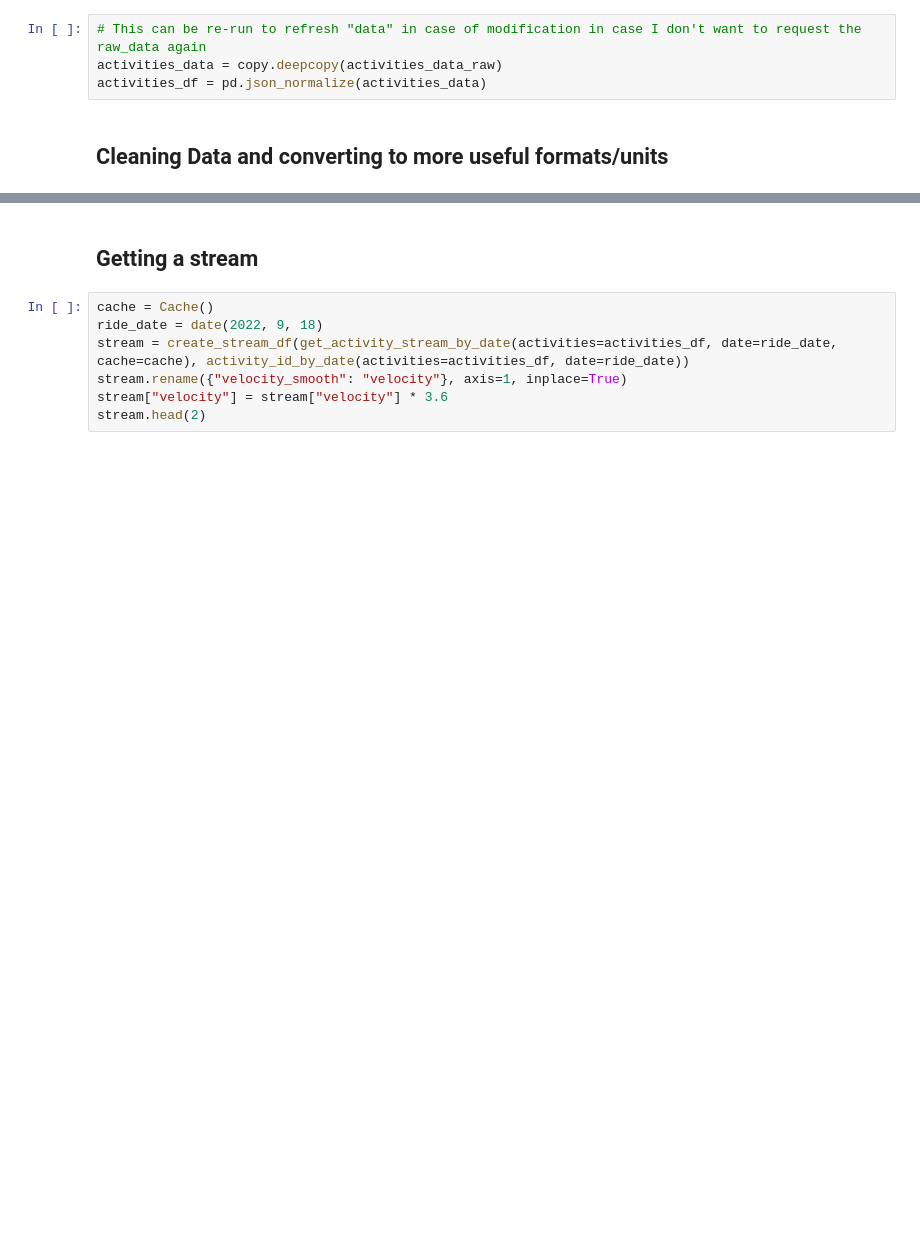
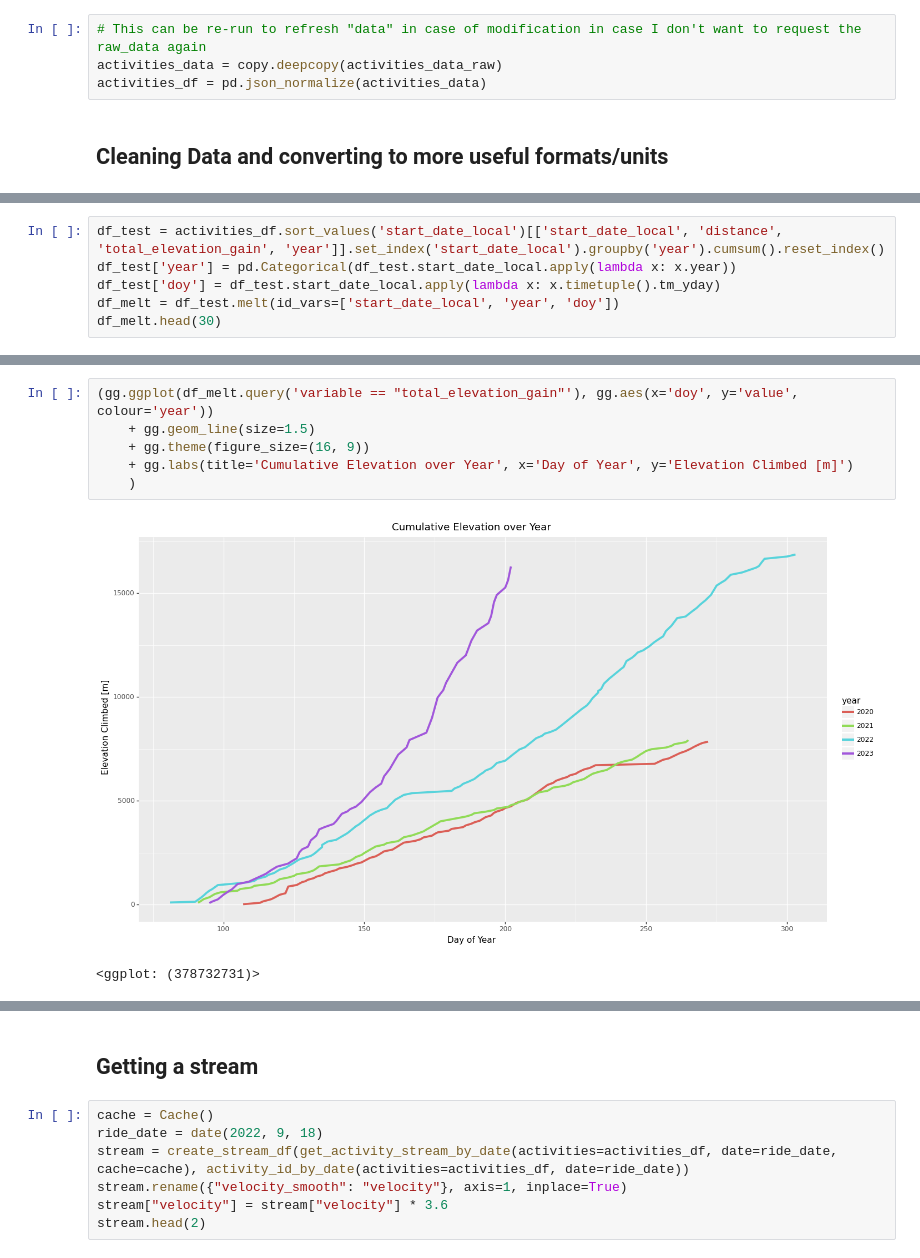
Before and after one commit to NWNHT/StravaPlotting, a Jupyter notebook: src/display_strava.ipynb, the cells around one changed output, grey strips where cells are left out. Cells and saved outputs as stored; diff of their text form; blank space fills up the shorter version.

Commit message:
A couple extra plots in display_strava

```diff
--- a/src/display_strava.ipynb
+++ b/src/display_strava.ipynb
@@ -78 +79,7 @@ activities_df.head(2)
 2 rows × 23 columns
+# %%
+df_test = activities_df.sort_values('start_date_local')[['start_date_local', 'distance', 'total_elevation_gain', 'year']].set_index('start_date_local').groupby('year').cumsum().reset_index()
+df_test['year'] = pd.Categorical(df_test.start_date_local.apply(lambda x: x.year))
+df_test['doy'] = df_test.start_date_local.apply(lambda x: x.timetuple().tm_yday)
+df_melt = df_test.melt(id_vars=['start_date_local', 'year', 'doy'])
+df_melt.head(30)
@@ -78,0 +104,9 @@ activities_df.head(2)
+# %%
+(gg.ggplot(df_melt.query('variable == "total_elevation_gain"'), gg.aes(x='doy', y='value', colour='year'))
+    + gg.geom_line(size=1.5)
+    + gg.theme(figure_size=(16, 9))
+    + gg.labs(title='Cumulative Elevation over Year', x='Day of Year', y='Elevation Climbed [m]')
+    )
+# %% [output]
+[figure, added]
+<ggplot: (378732731)>
```
Also changed, not shown: parts of 7 cells of this notebook.
